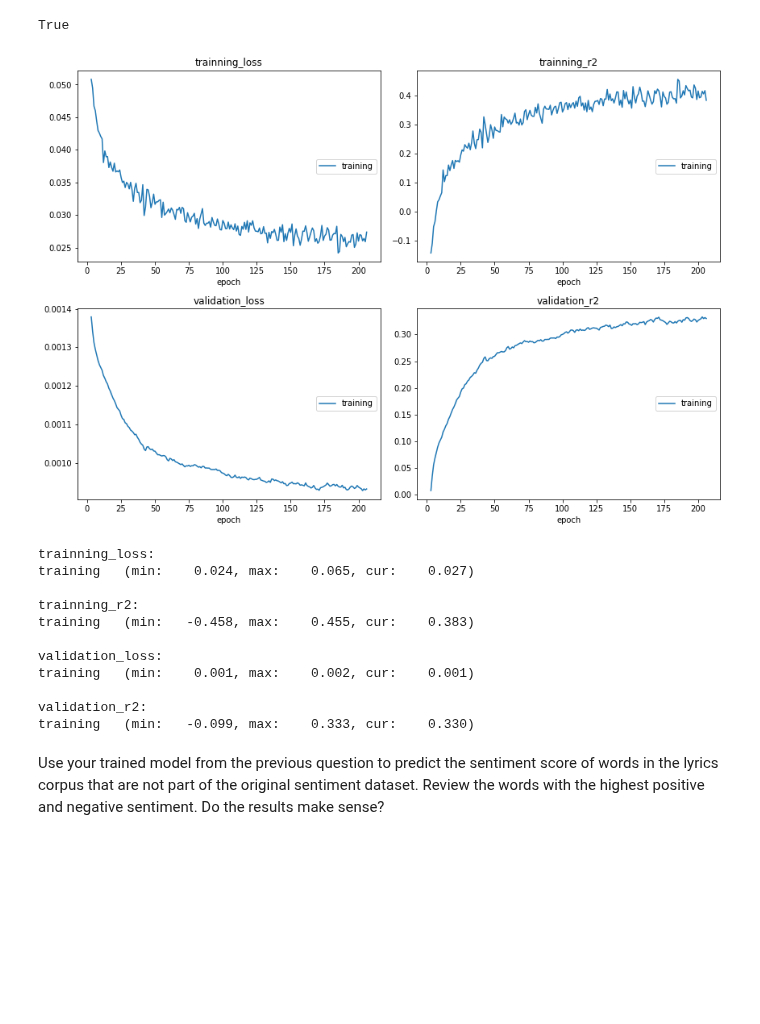
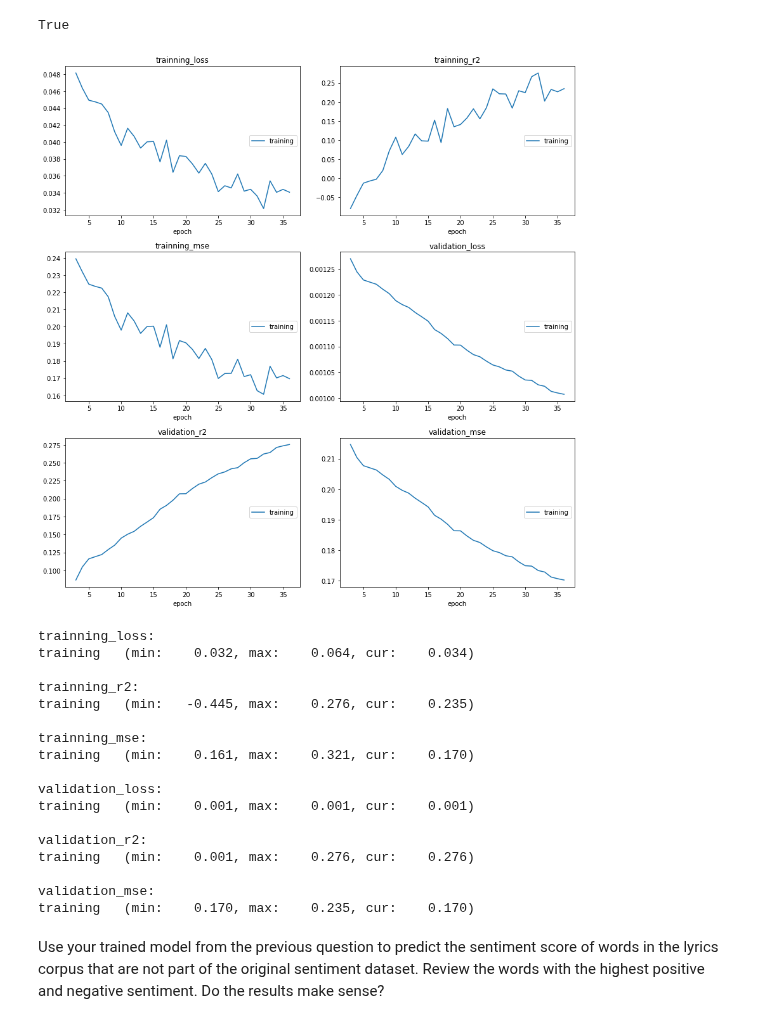
Before and after one commit to gabibu/deeplearnning, a Jupyter notebook: DL_word_embedding_assignment.ipynb, the cells around one changed output. Saved outputs shown, nothing was run; the diff lists cells and outputs as text; code cells hidden in the pictures; blank space fills up the shorter version.

```diff
--- a/DL_word_embedding_assignment.ipynb
+++ b/DL_word_embedding_assignment.ipynb
@@ -341,7 +337,7 @@ test_data_loader_1 = utils_data.DataLoader(test_samples, batch_size=1, shuffle=F
 import torch
 from torch import nn, optim
 from torch.nn import functional as F
-from sklearn.metrics import r2_score
+from sklearn.metrics import r2_score, mean_squared_error
 
 
 def score(netModel, data_loader, criterion):
@@ -370,7 +366,7 @@ def score(netModel, data_loader, criterion):
       loss = criterion(outputs.flatten(), labels.flatten())
       running_loss += loss.item()
 
-  return running_loss/len(valTrue), r2_score(valTrue, valPredicted)
+  return running_loss/len(valTrue), r2_score(valTrue, valPredicted), mean_squared_error(valTrue, valPredicted)
 
 
 liveloss = PlotLosses()
@@ -415,47 +411,55 @@ for epoch in range(1000):
       data = data.cuda()
       target = target.cuda()
 
 
     data, target = Variable(data).float(), Variable(target).float()
     optimizer.zero_grad()
     prediction = net(data)
     loss = loss_func(prediction.flatten(), target.flatten())
 
 
     YPredicted.extend(prediction.detach().cpu().numpy().flatten())
     yTrue.extend(target.detach().cpu().numpy().flatten())
 
     loss.backward()
     optimizer.step()
 
     batchloss += loss.item()
 
   losLog = {}
   losLog['trainning_loss'] = batchloss/len(YPredicted)
 
   r2 = r2_score(yTrue, YPredicted)
   losLog['trainning_r2'] = r2
+  trainningMSE = mean_squared_error(yTrue, YPredicted)
+  losLog['trainning_mse'] = trainningMSE
 
-  valLoss, valR2 = score(net, test_data_loader, loss_func )
+  valLoss, valR2, valMSE = score(net, test_data_loader, loss_func )
 
   losLog['validation_loss'] = valLoss
   losLog['validation_r2'] = valR2
-
+  losLog['validation_mse'] = valMSE
   liveloss.update(losLog)
   liveloss.draw()
 # %% [output]
-[figure, old version]
+[figure, new version]
 trainning_loss:
-training   (min:    0.024, max:    0.065, cur:    0.027)
+training   (min:    0.032, max:    0.064, cur:    0.034)
 
 trainning_r2:
-training   (min:   -0.458, max:    0.455, cur:    0.383)
+training   (min:   -0.445, max:    0.276, cur:    0.235)
+
+trainning_mse:
+training   (min:    0.161, max:    0.321, cur:    0.170)
 
 validation_loss:
-training   (min:    0.001, max:    0.002, cur:    0.001)
+training   (min:    0.001, max:    0.001, cur:    0.001)
 
 validation_r2:
-training   (min:   -0.099, max:    0.333, cur:    0.330)
+training   (min:    0.001, max:    0.276, cur:    0.276)
+
+validation_mse:
+training   (min:    0.170, max:    0.235, cur:    0.170)
 # %% [markdown]
 Use your trained model from the previous question to predict the sentiment score of words in the lyrics corpus that are not part of the original sentiment dataset. Review the words with the highest positive and negative sentiment. Do the results make sense?
 # %% [markdown]
```
Also changed, not shown: parts of 5 cells of this notebook.
